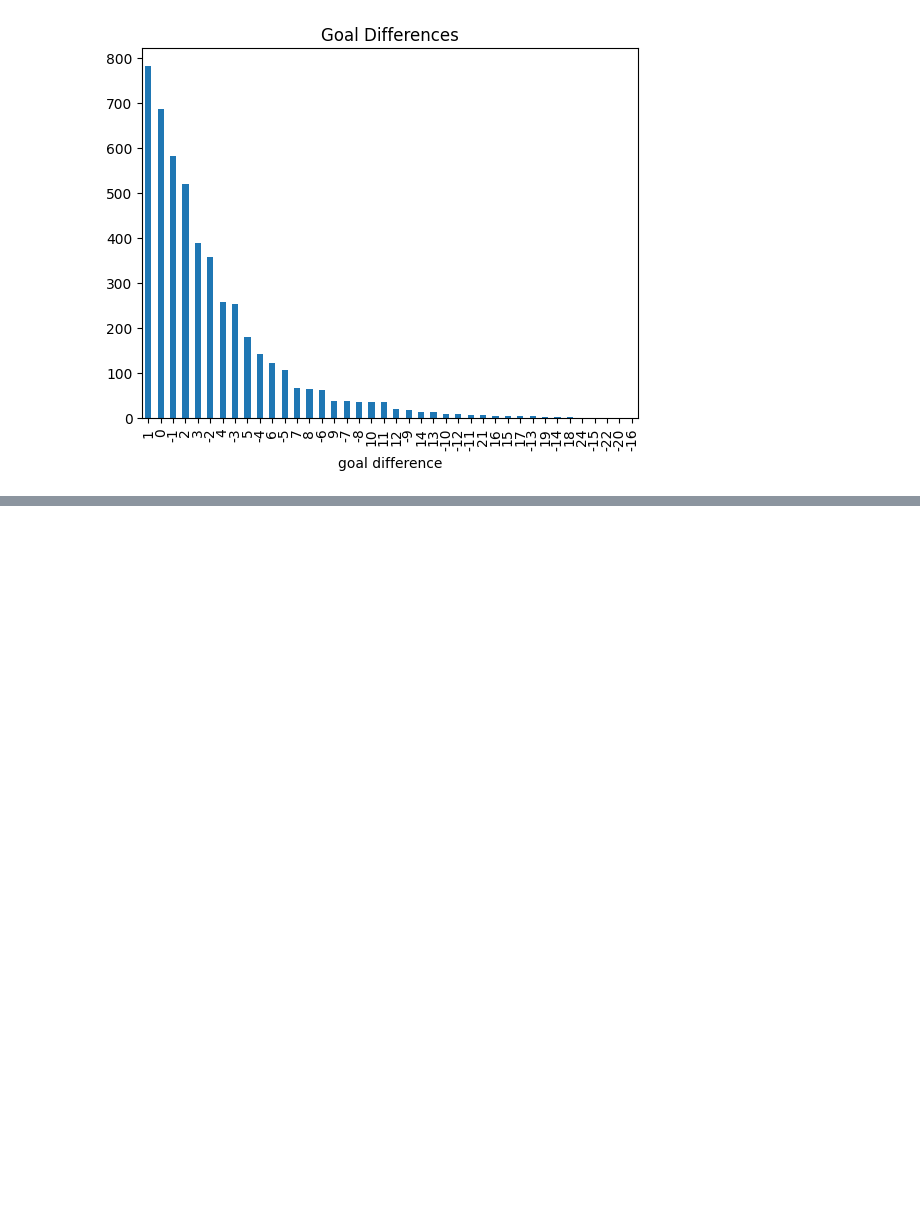
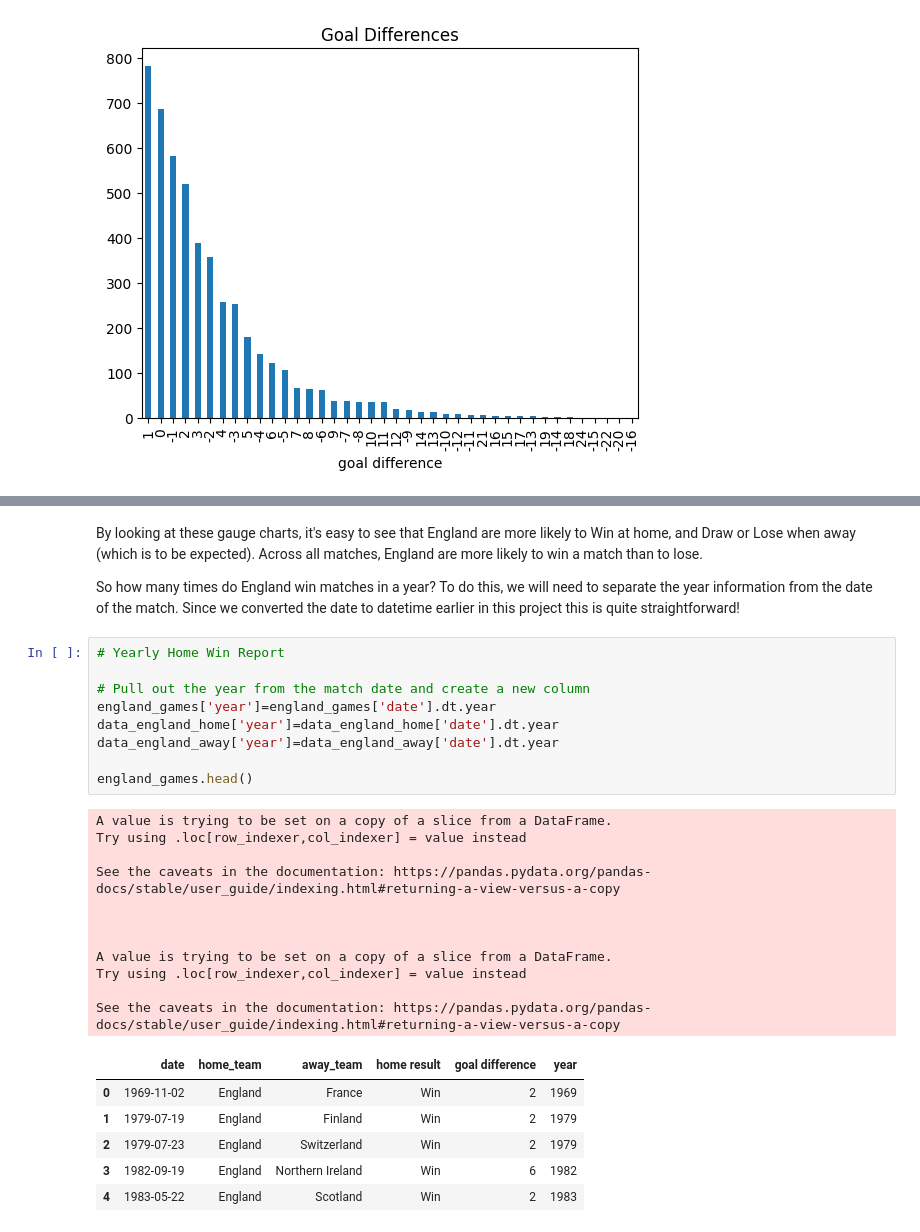
Before and after one commit to bclarke-eng/jupyter-notebook, a Jupyter notebook: 2023 FIFA Women's World Cup Predictor.ipynb, the cells around one changed output, grey strips where cells are left out. Cells and saved outputs as stored; diff of their text form; blank space fills up the shorter version.

```diff
--- a/2023 FIFA Women's World Cup Predictor.ipynb
+++ b/2023 FIFA Women's World Cup Predictor.ipynb
@@ -143,0 +377,31 @@ game_data['goal difference'].value_counts().plot.bar(title='Goal Differences')
+# %% [markdown]
+By looking at these gauge charts, it's easy to see that England are more likely to Win at home, and Draw or Lose when away (which is to be expected). Across all matches, England are more likely to win a match than to lose.
+
+So how many times do England win matches in a year? To do this, we will need to separate the year information from the date of the match. Since we converted the date to datetime earlier in this project this is quite straightforward!
+# %%
+# Yearly Home Win Report
+
+# Pull out the year from the match date and create a new column
+england_games['year']=england_games['date'].dt.year
+data_england_home['year']=data_england_home['date'].dt.year
+data_england_away['year']=data_england_away['date'].dt.year
+
+england_games.head()
+# %% [output]
+A value is trying to be set on a copy of a slice from a DataFrame.
+Try using .loc[row_indexer,col_indexer] = value instead
+
+See the caveats in the documentation: https://pandas.pydata.org/pandas-docs/stable/user_guide/indexing.html#returning-a-view-versus-a-copy
+
+
+
+A value is trying to be set on a copy of a slice from a DataFrame.
+Try using .loc[row_indexer,col_indexer] = value instead
+
+See the caveats in the documentation: https://pandas.pydata.org/pandas-docs/stable/user_guide/indexing.html#returning-a-view-versus-a-copy
+|  | date | home_team | away_team | home result | goal difference | year |
+| 0 | 1969-11-02 | England | France | Win | 2 | 1969 |
+| 1 | 1979-07-19 | England | Finland | Win | 2 | 1979 |
+| 2 | 1979-07-23 | England | Switzerland | Win | 2 | 1979 |
+| 3 | 1982-09-19 | England | Northern Ireland | Win | 6 | 1982 |
+| 4 | 1983-05-22 | England | Scotland | Win | 2 | 1983 |
```
Also changed, not shown: parts of 27 cells of this notebook.
